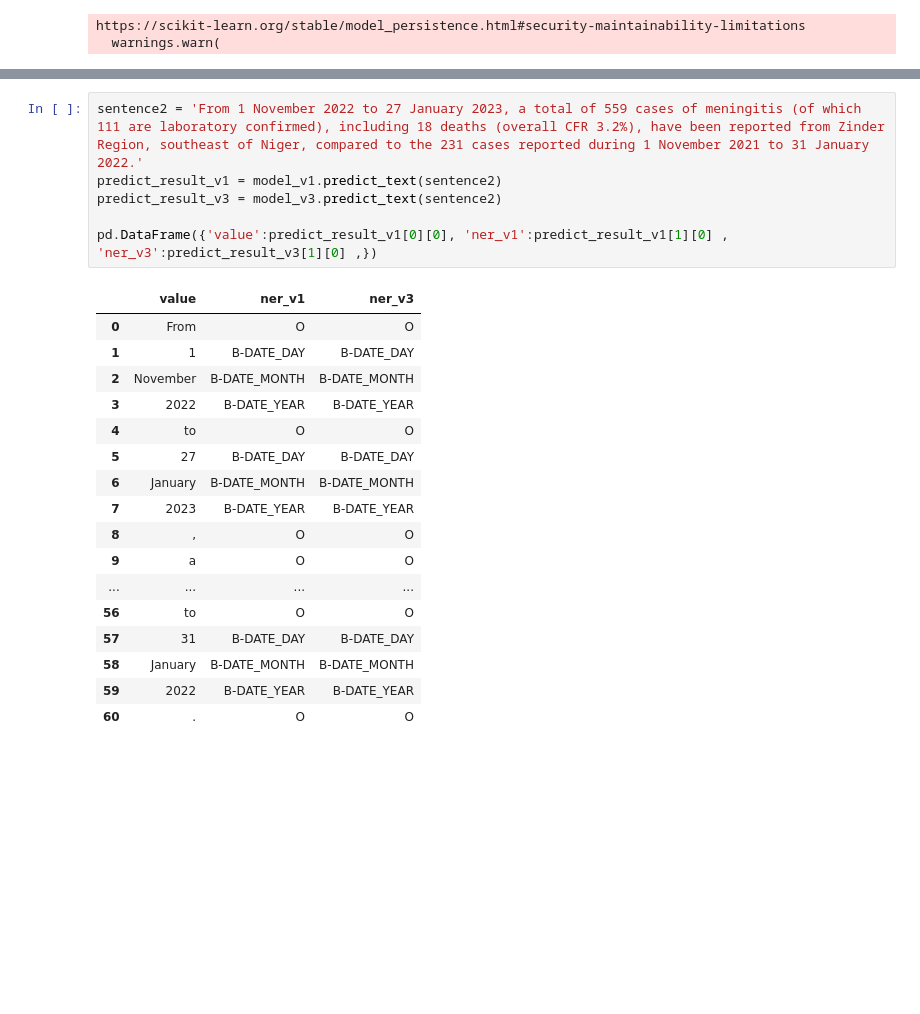
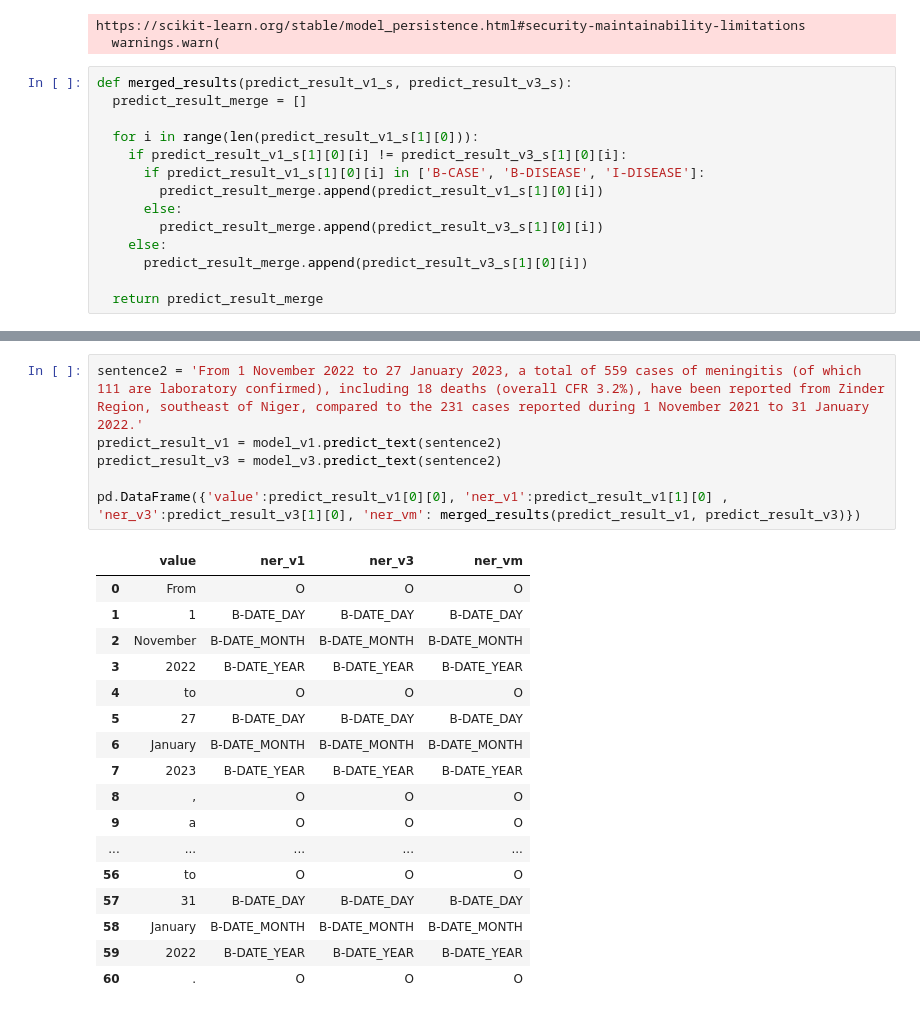
Before and after one commit to csanny/Survice-BERT, a Jupyter notebook: predict.ipynb, the cells around one changed output, grey strips where cells are left out. Drawn from its saved outputs; the diff is of its cells as text; blank space fills up the shorter version.

```diff
--- a/predict.ipynb
+++ b/predict.ipynb
@@ -52,6 +52,20 @@ model_v3 = torch.load('/content/Survice-BERT_V3_32-32.pt')
 # %% [output]
 https://scikit-learn.org/stable/model_persistence.html#security-maintainability-limitations
   warnings.warn(
+# %%
+def merged_results(predict_result_v1_s, predict_result_v3_s):
+  predict_result_merge = []
+
+  for i in range(len(predict_result_v1_s[1][0])):
+    if predict_result_v1_s[1][0][i] != predict_result_v3_s[1][0][i]:
+      if predict_result_v1_s[1][0][i] in ['B-CASE', 'B-DISEASE', 'I-DISEASE']:
+        predict_result_merge.append(predict_result_v1_s[1][0][i])
+      else:
+        predict_result_merge.append(predict_result_v3_s[1][0][i])
+    else:
+      predict_result_merge.append(predict_result_v3_s[1][0][i])
+
+  return predict_result_merge
 # %%
 sentence1 = 'However, since 4 January 2023 and as of 13 February 2023, 11 cases (10 confirmed and one probable) including eight deaths (Case Fatality Rate (CFR) 73%) have been reported across two divisions in Bangladesh.'
 predict_result_v1 = model_v1.predict_text(sentence1)
@@ -79,27 +93,27 @@ pd.DataFrame({'value':predict_result_v1[0][0], 'ner_v1':predict_result_v1[1][0]
 # %%
 sentence2 = 'From 1 November 2022 to 27 January 2023, a total of 559 cases of meningitis (of which 111 are laboratory confirmed), including 18 deaths (overall CFR 3.2%), have been reported from Zinder Region, southeast of Niger, compared to the 231 cases reported during 1 November 2021 to 31 January 2022.'
 predict_result_v1 = model_v1.predict_text(sentence2)
 predict_result_v3 = model_v3.predict_text(sentence2)
 
-pd.DataFrame({'value':predict_result_v1[0][0], 'ner_v1':predict_result_v1[1][0] , 'ner_v3':predict_result_v3[1][0] ,})
+pd.DataFrame({'value':predict_result_v1[0][0], 'ner_v1':predict_result_v1[1][0] , 'ner_v3':predict_result_v3[1][0], 'ner_vm': merged_results(predict_result_v1, predict_result_v3)})
 # %% [output]
-|  | value | ner_v1 | ner_v3 |
-| 0 | From | O | O |
-| 1 | 1 | B-DATE_DAY | B-DATE_DAY |
-| 2 | November | B-DATE_MONTH | B-DATE_MONTH |
-| 3 | 2022 | B-DATE_YEAR | B-DATE_YEAR |
-| 4 | to | O | O |
-| 5 | 27 | B-DATE_DAY | B-DATE_DAY |
-| 6 | January | B-DATE_MONTH | B-DATE_MONTH |
-| 7 | 2023 | B-DATE_YEAR | B-DATE_YEAR |
-| 8 | , | O | O |
-| 9 | a | O | O |
-| ... | ... | ... | ... |
-| 56 | to | O | O |
-| 57 | 31 | B-DATE_DAY | B-DATE_DAY |
-| 58 | January | B-DATE_MONTH | B-DATE_MONTH |
-| 59 | 2022 | B-DATE_YEAR | B-DATE_YEAR |
-| 60 | . | O | O |
+|  | value | ner_v1 | ner_v3 | ner_vm |
+| 0 | From | O | O | O |
+| 1 | 1 | B-DATE_DAY | B-DATE_DAY | B-DATE_DAY |
+| 2 | November | B-DATE_MONTH | B-DATE_MONTH | B-DATE_MONTH |
+| 3 | 2022 | B-DATE_YEAR | B-DATE_YEAR | B-DATE_YEAR |
+| 4 | to | O | O | O |
+| 5 | 27 | B-DATE_DAY | B-DATE_DAY | B-DATE_DAY |
+| 6 | January | B-DATE_MONTH | B-DATE_MONTH | B-DATE_MONTH |
+| 7 | 2023 | B-DATE_YEAR | B-DATE_YEAR | B-DATE_YEAR |
+| 8 | , | O | O | O |
+| 9 | a | O | O | O |
+| ... | ... | ... | ... | ... |
+| 56 | to | O | O | O |
+| 57 | 31 | B-DATE_DAY | B-DATE_DAY | B-DATE_DAY |
+| 58 | January | B-DATE_MONTH | B-DATE_MONTH | B-DATE_MONTH |
+| 59 | 2022 | B-DATE_YEAR | B-DATE_YEAR | B-DATE_YEAR |
+| 60 | . | O | O | O |
 # %%
 sentence3 = 'A total of 3 cases of MVE virus infection and 2 deaths have been reported in Victoria this mosquito season.'
 predict_result_v1 = model_v1.predict_text(sentence3)
```
Also changed, not shown: parts of 2 cells of this notebook.
